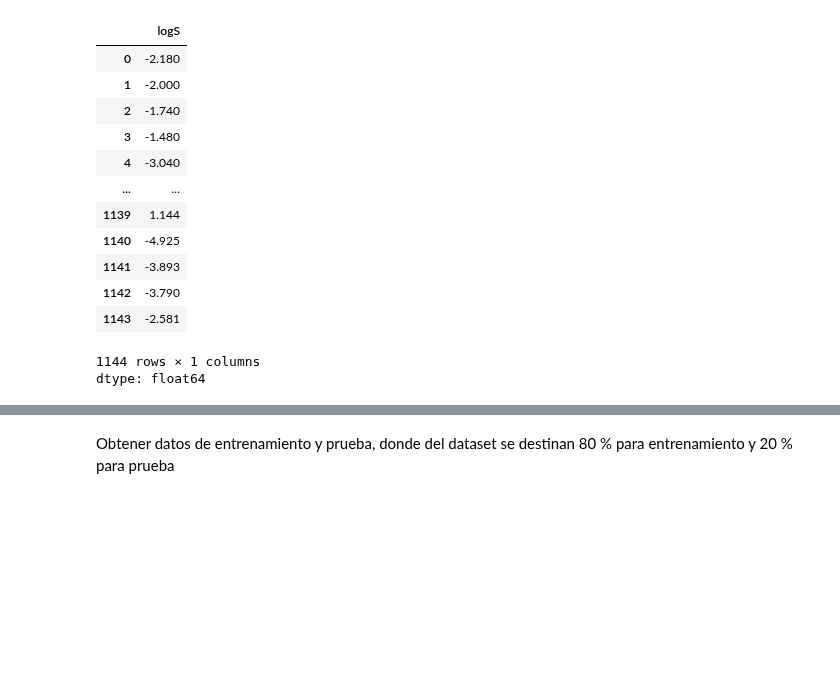
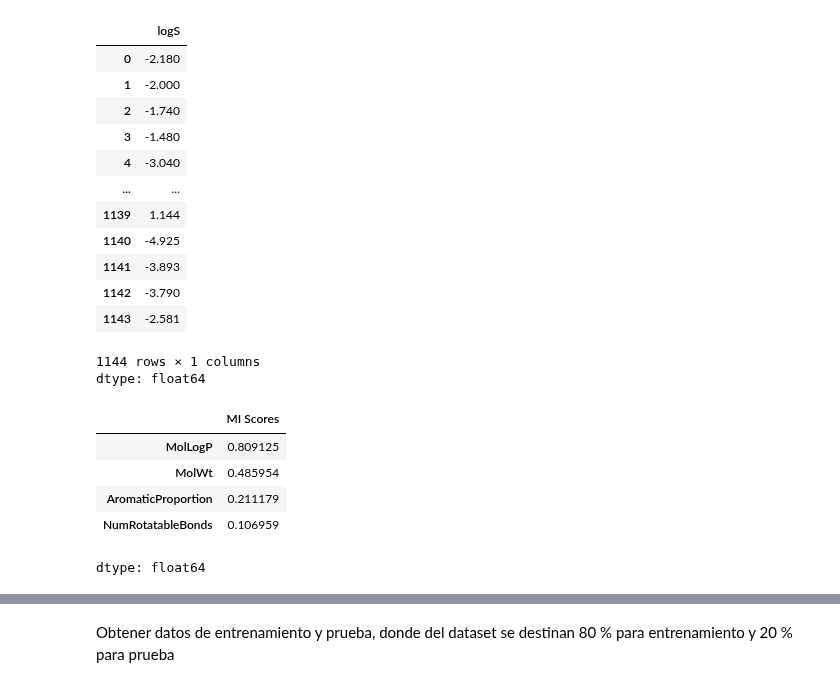
Before and after one commit to mteoraso/ML_Practice, a Jupyter notebook: practica_modelos_ml_solubilidad_moleculas.ipynb, the cells around one changed output, grey strips where cells are left out. Saved outputs shown, nothing was run; the diff lists cells and outputs as text; code cells hidden in the pictures; blank space fills up the shorter version.

```diff
--- a/practica_modelos_ml_solubilidad_moleculas.ipynb
+++ b/practica_modelos_ml_solubilidad_moleculas.ipynb
@@ -147,3 +111,16 @@ Y
 | 1143 | -2.581 |
 1144 rows × 1 columns
 dtype: float64
+# %%
+# Evaluando informacion mutua de caracteristicas
+mi_scores = mutual_info_regression(X, Y)
+mi_scores = pd.Series(mi_scores, name="MI Scores", index=X.columns)
+mi_scores = mi_scores.sort_values(ascending=False)
+mi_scores
+# %% [output]
+|  | MI Scores |
+| MolLogP | 0.809125 |
+| MolWt | 0.485954 |
+| AromaticProportion | 0.211179 |
+| NumRotatableBonds | 0.106959 |
+dtype: float64
```
Also changed, not shown: parts of 7 cells of this notebook.
